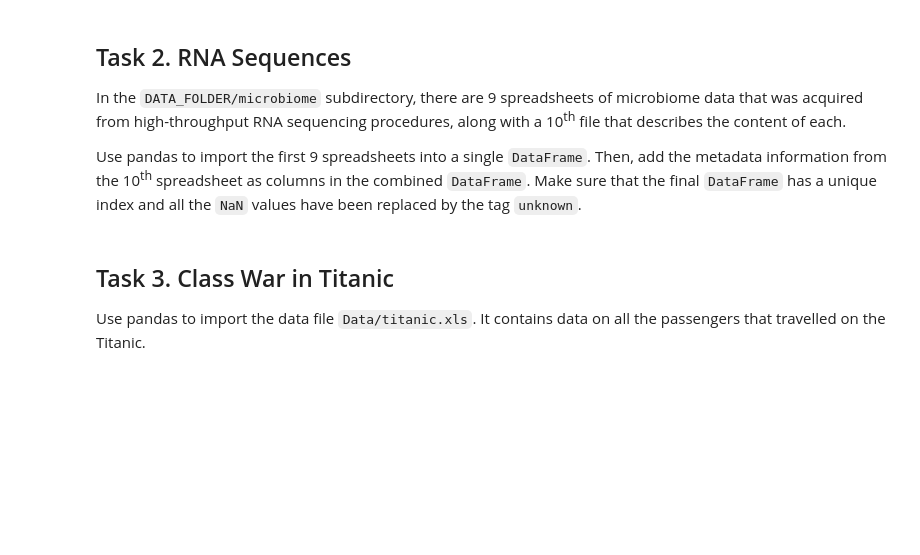
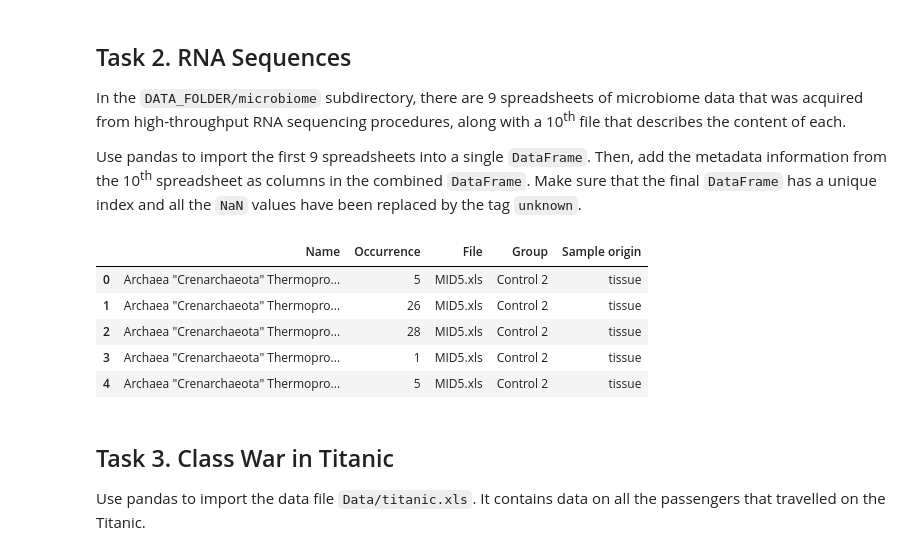
Before and after one commit to zenhaeus/cs-401, a Jupyter notebook: 01 - Pandas and Data Wrangling/Homework 1.ipynb, the cells around one changed output. Saved outputs shown, nothing was run; the diff lists cells and outputs as text; code cells hidden in the pictures; blank space fills up the shorter version.

```diff
--- a/01 - Pandas and Data Wrangling/Homework 1.ipynb
+++ b/01 - Pandas and Data Wrangling/Homework 1.ipynb
@@ -9,6 +13,28 @@ import numpy as np
 import os
 
 DATA_FOLDER = 'data/' # Use the data folder provided in Tutorial 02 - Intro to Pandas.
+# %%
+# Custom functions
+
+def read_csvs(dir, regex="*.csv", has_header=True, append_origin=True):
+    return read_data_files(dir, regex, pd.read_csv, has_header, append_origin)
+
+def read_excels(dir, regex="*.xls", has_header=True, append_origin=True):
+    return read_data_files(dir, regex, pd.read_excel, has_header, append_origin)
+
+def read_data_files(dir, regex, func, has_header, append_origin):
+    all_files = glob.glob(os.path.join(dir, regex))
+    dfs = []
+    for file in all_files:
+        df = func(file, header=0 if has_header else None)
+        if append_origin:
+            df['File'] = path_leaf(file)
+        dfs.append(df)
+    return pd.concat(dfs)
+
+def path_leaf(path):
+    head, tail = ntpath.split(path)
+    return tail or ntpath.basename(head)
 # %% [markdown]
 ## Task 1. Compiling Ebola Data
 
@@ -162,3 +180,22 @@ Make sure that the final `DataFrame` has a unique index and all the `NaN` values
+# %%
+metadata = pd.read_excel("microbiome/metadata.xls", header=0, index_col = "BARCODE")
+metadata.columns = ['Group', 'Sample origin']
+metadata['Sample origin'] = metadata['Sample origin'].fillna("unknown")
+
+microbiome = read_excels("microbiome", regex="MID*.xls",has_header=False)
+microbiome.columns = ['Name', 'Occurrence', 'File']
+microbiome['Group'] = [metadata.loc[m[2].split(".")[0]]['Group'] for m in microbiome.values]
+microbiome['Sample origin'] = [metadata.loc[m[2].split(".")[0]]['Sample origin'] for m in microbiome.values]
+microbiome.index = range(0, microbiome.shape[0])
+
+microbiome.head()
+# %% [output]
+|  | Name | Occurrence | File | Group | Sample origin |
+| 0 | Archaea "Crenarchaeota" Thermopro... | 5 | MID5.xls | Control 2 | tissue |
+| 1 | Archaea "Crenarchaeota" Thermopro... | 26 | MID5.xls | Control 2 | tissue |
+| 2 | Archaea "Crenarchaeota" Thermopro... | 28 | MID5.xls | Control 2 | tissue |
+| 3 | Archaea "Crenarchaeota" Thermopro... | 1 | MID5.xls | Control 2 | tissue |
+| 4 | Archaea "Crenarchaeota" Thermopro... | 5 | MID5.xls | Control 2 | tissue |
 # %% [markdown]
 ## Task 3. Class War in Titanic
 
```
Also changed, not shown: parts of 4 cells of this notebook.
